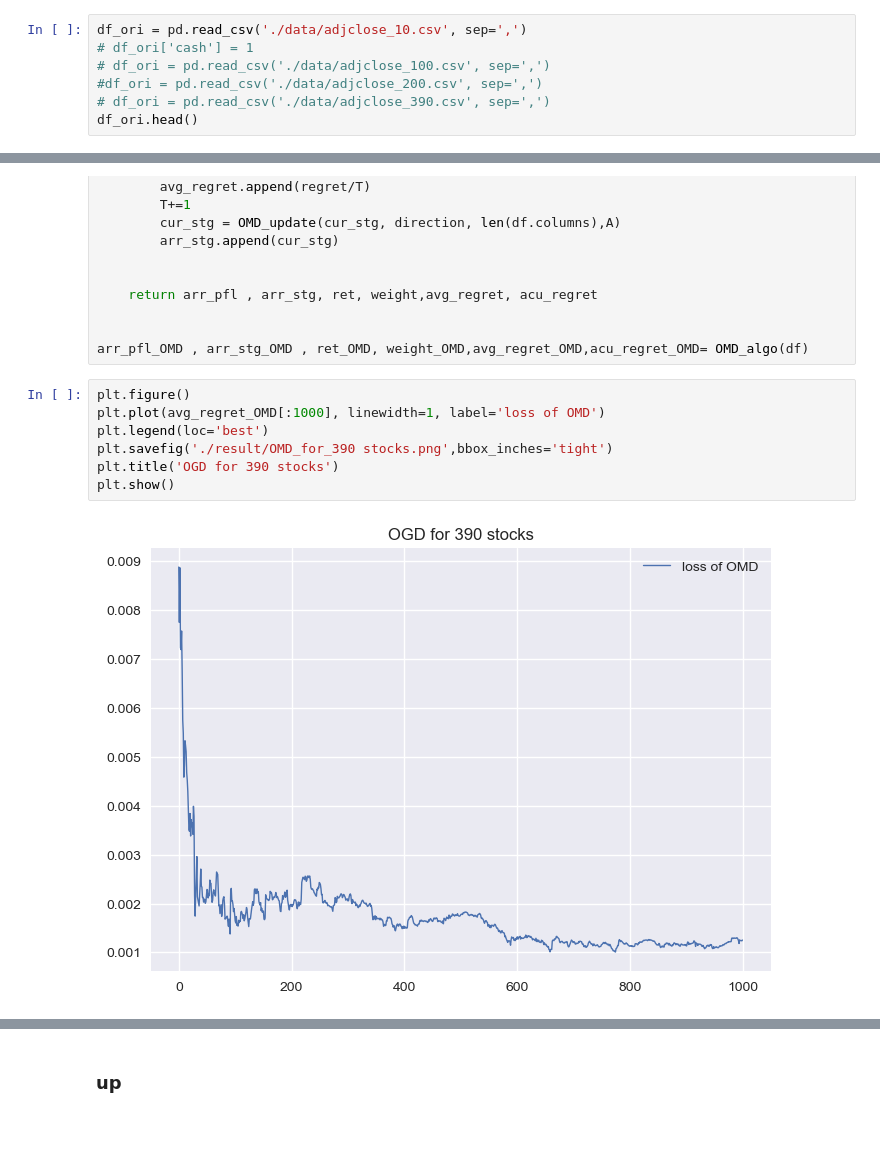
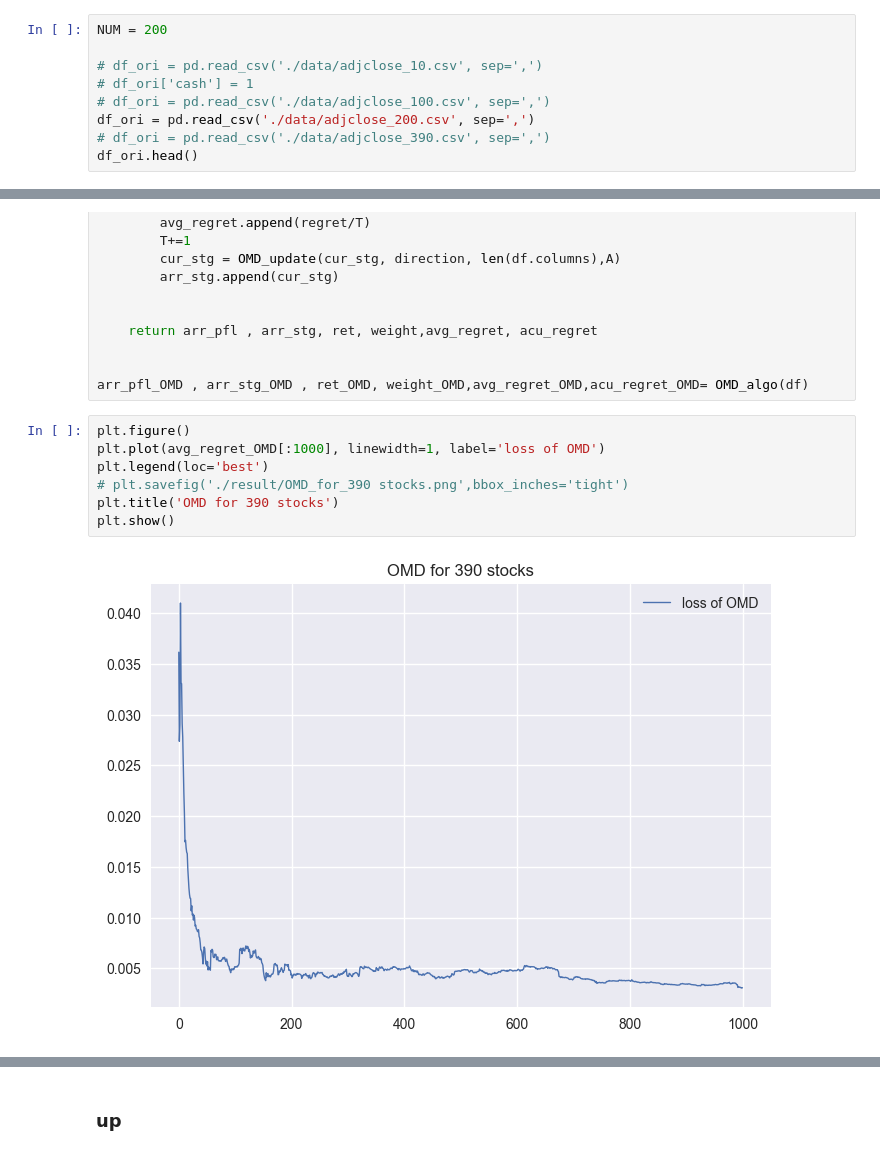
Before and after one commit to Terry-Xu-666/4530_projrct, a Jupyter notebook: OnlineLearning.ipynb, the cells around one changed output, grey strips where cells are left out. Cells and saved outputs as stored; diff of their text form; blank space fills up the shorter version.

```diff
--- a/OnlineLearning.ipynb
+++ b/OnlineLearning.ipynb
@@ -9,10 +9,12 @@ plt.style.use('seaborn')
 # %% [markdown]
 ### Data load
 # %%
-df_ori = pd.read_csv('./data/adjclose_10.csv', sep=',')
+NUM = 200
+
+# df_ori = pd.read_csv('./data/adjclose_10.csv', sep=',')
 # df_ori['cash'] = 1
 # df_ori = pd.read_csv('./data/adjclose_100.csv', sep=',')
-#df_ori = pd.read_csv('./data/adjclose_200.csv', sep=',')
+df_ori = pd.read_csv('./data/adjclose_200.csv', sep=',')
 # df_ori = pd.read_csv('./data/adjclose_390.csv', sep=',')
 df_ori.head()
 # %% [output]
@@ -337,12 +339,12 @@ arr_pfl_OMD , arr_stg_OMD , ret_OMD, weight_OMD,avg_regret_OMD,acu_regret_OMD= O
 # %%
 plt.figure()
 plt.plot(avg_regret_OMD[:1000], linewidth=1, label='loss of OMD')
 plt.legend(loc='best')
-plt.savefig('./result/OMD_for_390 stocks.png',bbox_inches='tight')
-plt.title('OGD for 390 stocks')
+# plt.savefig('./result/OMD_for_390 stocks.png',bbox_inches='tight')
+plt.title('OMD for 390 stocks')
 plt.show()
 # %% [output]
-[figure, old version]
+[figure, new version]
 # %%
 plt.figure()
 plt.plot(avg_regret_OGD[:1000], linewidth=1, label='loss of OGD')
```
Also changed, not shown: parts of 23 cells of this notebook, 13 other files.
